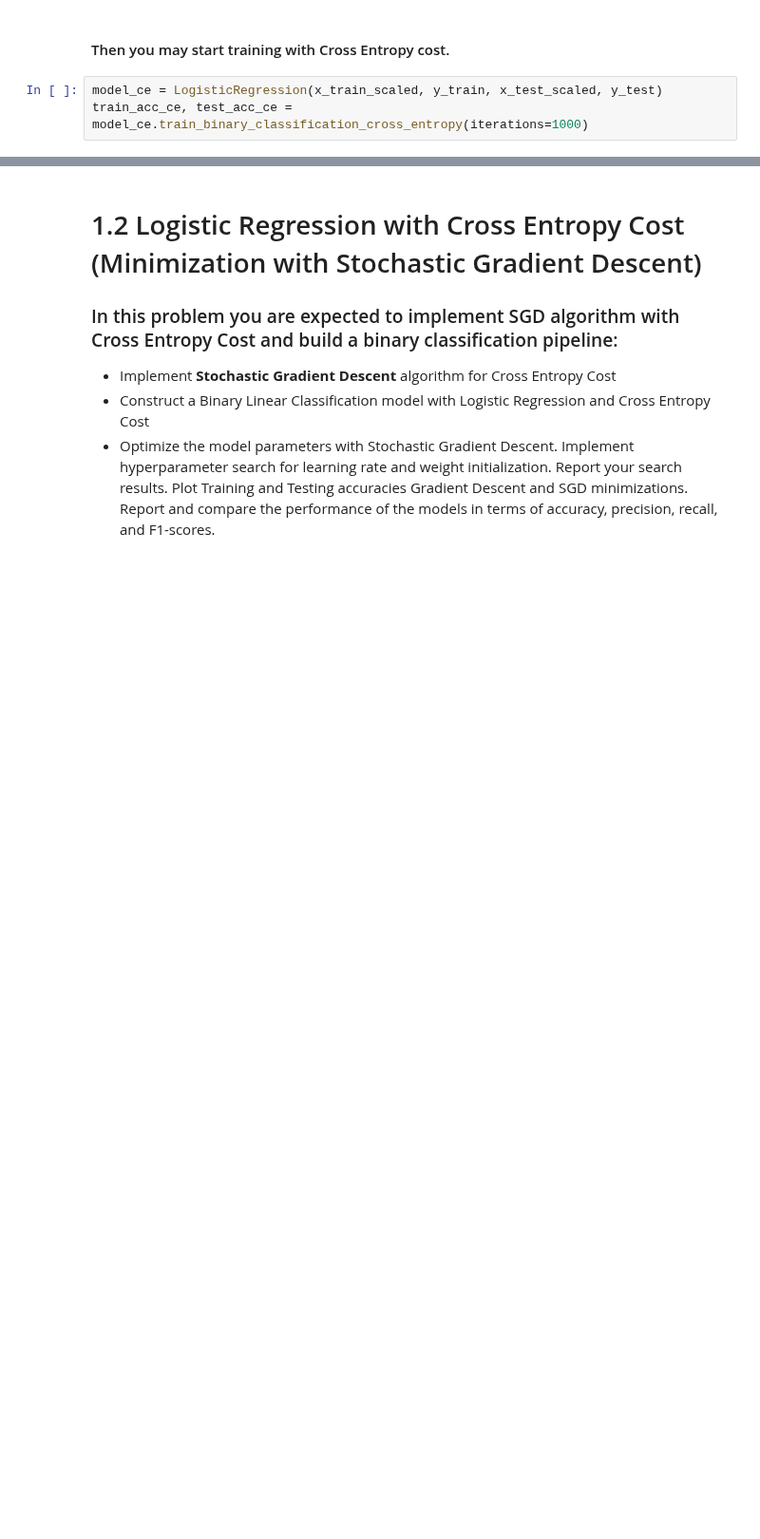
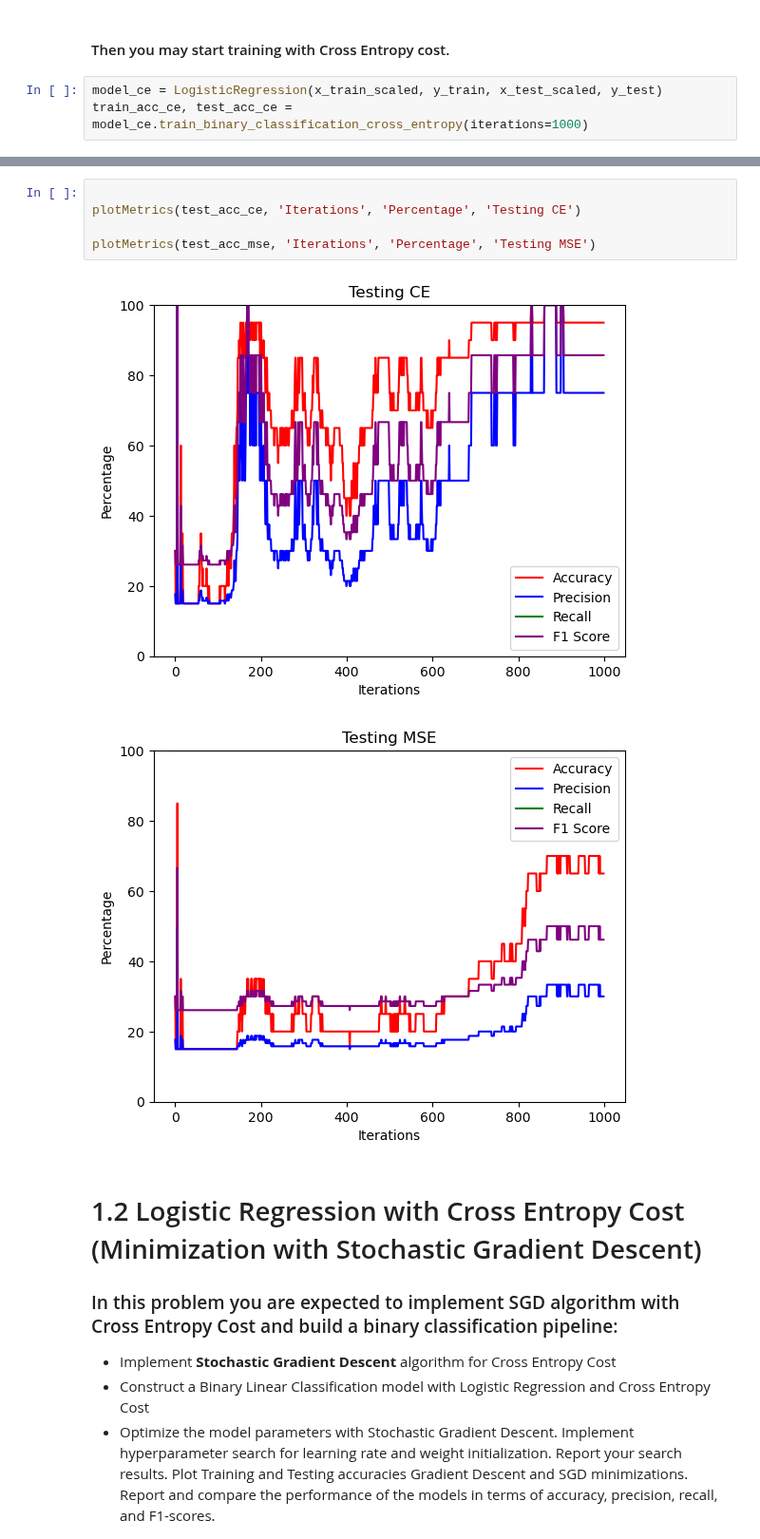
Before and after one commit to MustafaKrc/LFD24, a Jupyter notebook: Binary Linear Classification with Logistic Regression and Perceptron (With SGD)/Homework-3.ipynb, the cells around one changed output, grey strips where cells are left out. Shown at 95% size. Cells and saved outputs as stored; diff of their text form; blank space fills up the shorter version.

```diff
--- a/Binary Linear Classification with Logistic Regression and Perceptron (With SGD)/Homework-3.ipynb
+++ b/Binary Linear Classification with Logistic Regression and Perceptron (With SGD)/Homework-3.ipynb
@@ -259,3 +262,11 @@ plt.legend(loc='best')
+# %%
+
+plotMetrics(test_acc_ce, 'Iterations', 'Percentage', 'Testing CE')
+
+plotMetrics(test_acc_mse, 'Iterations', 'Percentage', 'Testing MSE')
+# %% [output]
+[figure, added]
+[figure, added]
 # %% [markdown]
 # 1.2 Logistic Regression with Cross Entropy Cost (Minimization with  Stochastic Gradient Descent)
 
```
Also changed, not shown: parts of 9 cells of this notebook, 1 other file.
